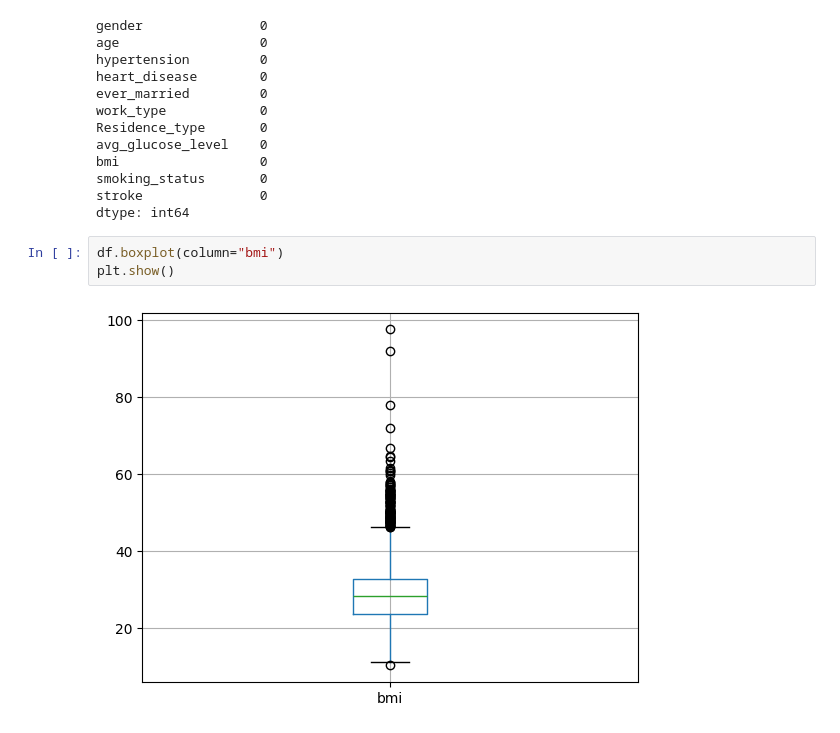
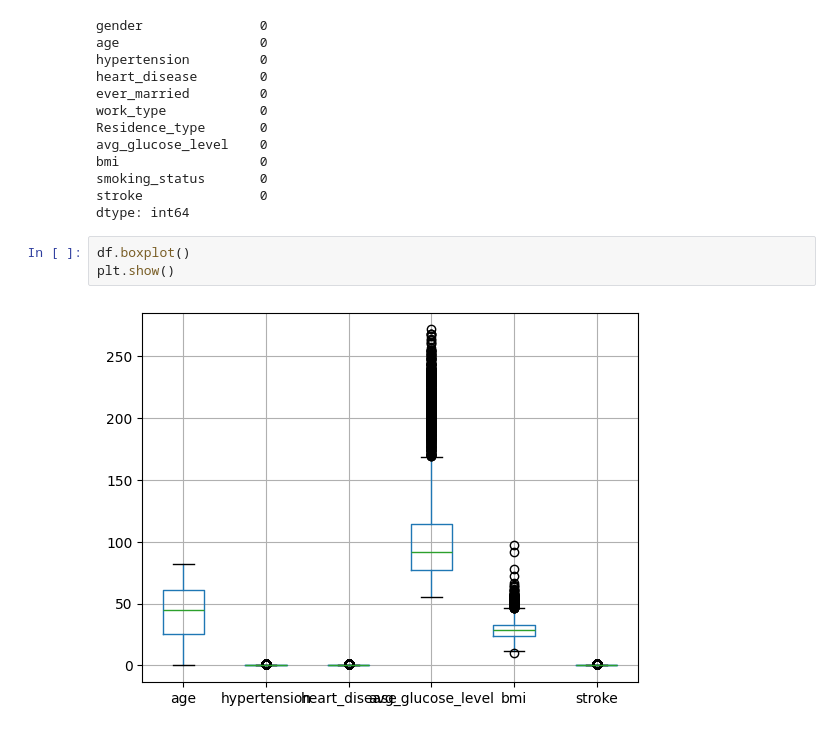
Before and after one commit to skanderkaroui/TP1-Machine-Learning, a Jupyter notebook: tp1.ipynb, the cells around one changed output. Saved outputs shown, nothing was run; the diff lists cells and outputs as text.

```diff
--- a/tp1.ipynb
+++ b/tp1.ipynb
@@ -118,7 +118,7 @@ smoking_status       0
 stroke               0
 dtype: int64
 # %%
-df.boxplot(column="bmi")
+df.boxplot()
 plt.show()
 # %% [output]
-[figure, old version]
+[figure, new version]
```
Also changed, not shown: parts of 3 cells of this notebook.
